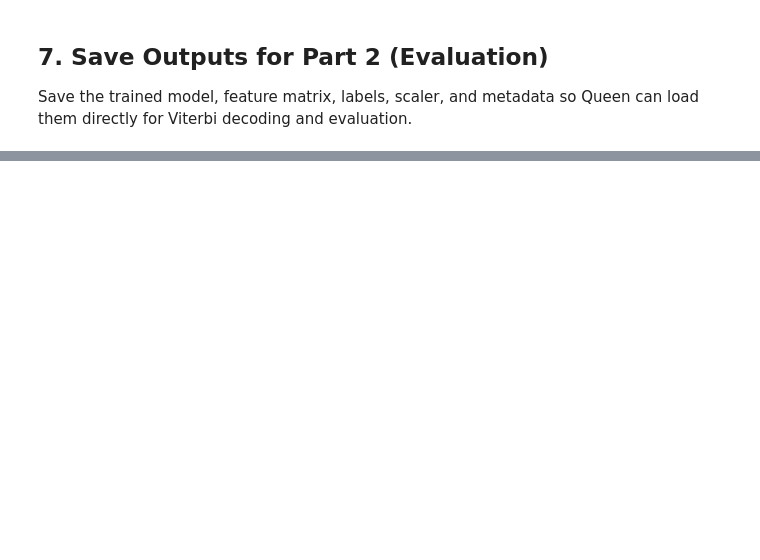
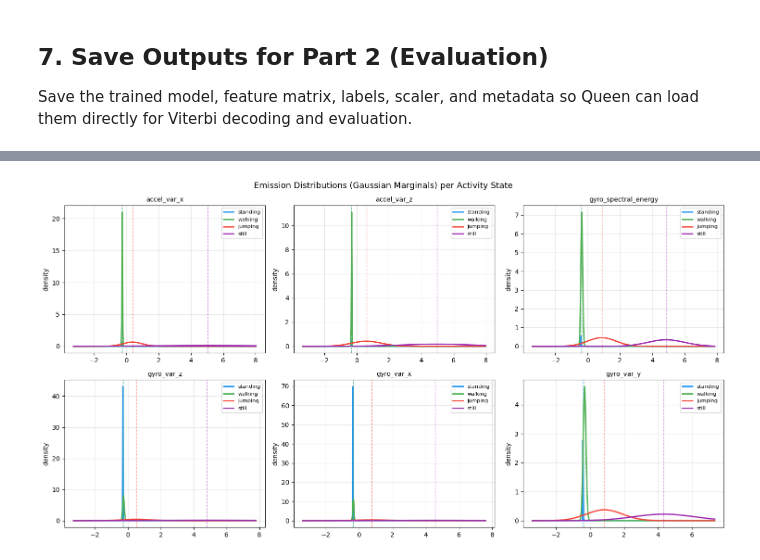
Before and after one commit to dzuokumor/HMM, a Jupyter notebook: hmm_pipeline.ipynb, the cells around one changed output, grey strips where cells are left out. Saved outputs shown, nothing was run; the diff lists cells and outputs as text; code cells hidden in the pictures; blank space fills up the shorter version.

```diff
--- a/hmm_pipeline.ipynb
+++ b/hmm_pipeline.ipynb
@@ -358,0 +619,37 @@ for fname in os.listdir('outputs'):
+# %%
+# ── Emission Probability Plots ──────────────────────────────────────────
+# Plot the marginal Gaussian emission for each state over the 6 most discriminative features (by total variance across state means).
+
+state_means_df = pd.DataFrame(means, columns=feature_names, index=activities)
+feature_spread = state_means_df.std(axis=0).sort_values(ascending=False)
+top_features   = feature_spread.head(6).index.tolist()
+
+fig, axes = plt.subplots(2, 3, figsize=(15, 8))
+fig.suptitle('Emission Distributions (Gaussian Marginals) per Activity State',
+             fontsize=13)
+
+colors = {'standing': '#2196F3', 'walking': '#4CAF50',
+          'jumping': '#F44336', 'still': '#9C27B0'}
+
+for idx, feat in enumerate(top_features):
+    ax      = axes[idx // 3, idx % 3]
+    fi      = feature_names.index(feat)
+    x_range = np.linspace(means[:, fi].min() - 3, means[:, fi].max() + 3, 300)
+
+    for s, act in enumerate(activities):
+        mu  = means[s, fi]
+        sig = np.sqrt(covars[s, fi, fi])
+        pdf = (1 / (sig * np.sqrt(2 * np.pi))) * np.exp(-0.5 * ((x_range - mu) / sig) ** 2)
+        ax.plot(x_range, pdf, label=act, color=colors[act], linewidth=2)
+        ax.axvline(mu, color=colors[act], linestyle='--', alpha=0.5, linewidth=1)
+
+    ax.set_title(feat, fontsize=10)
+    ax.set_ylabel('density')
+    ax.legend(fontsize=8)
+    ax.grid(alpha=0.3)
+
+plt.tight_layout()
+plt.savefig('logs/emission_probs.png', dpi=150)
+plt.show()
+# %% [output]
+[figure, added]
```
Also changed, not shown: parts of 25 cells of this notebook, 15 other files.
